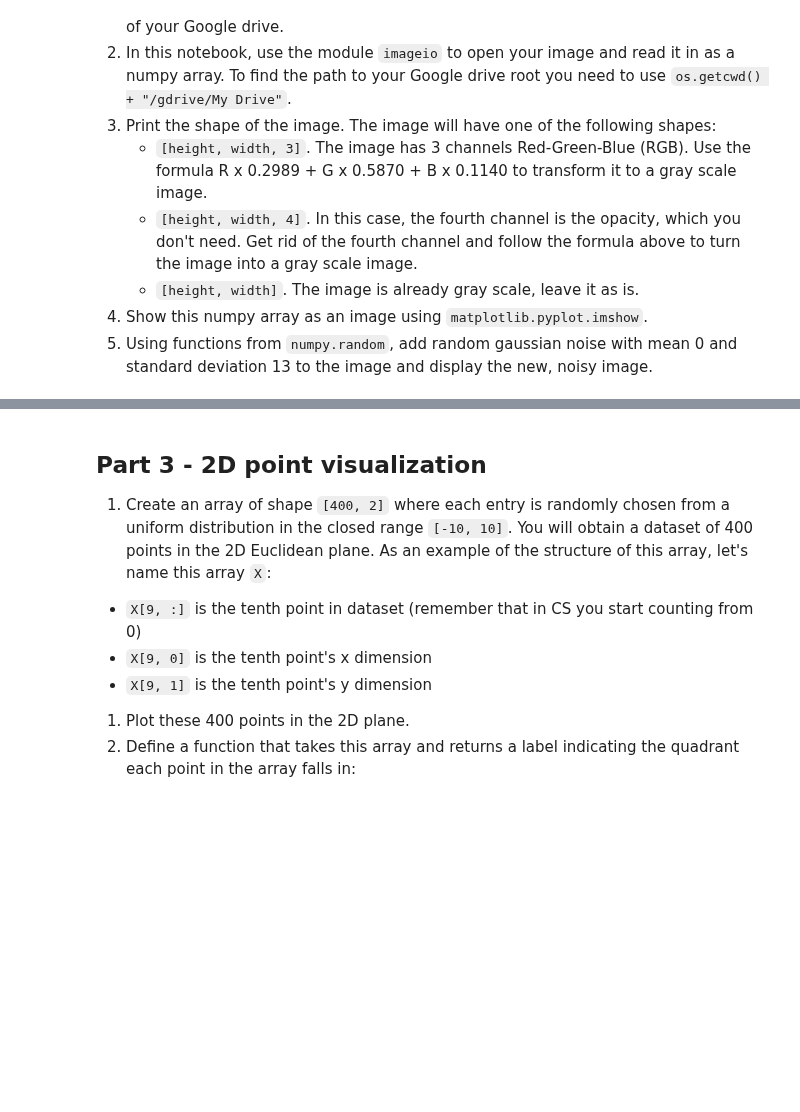
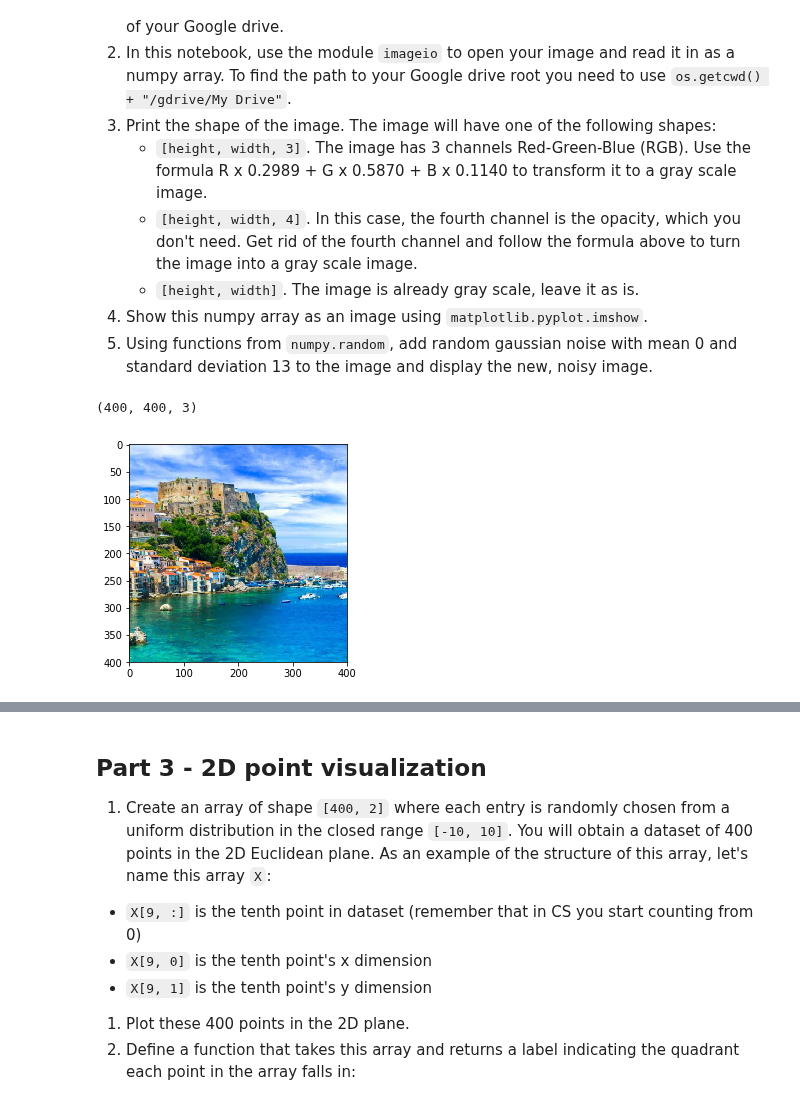
Before and after one commit to TSunny007/CS231n, a Jupyter notebook: 2019/HW0/homework0_python.ipynb, the cells around one changed output, grey strips where cells are left out. Drawn from its saved outputs; the diff is of its cells as text; code cells hidden in the pictures; blank space fills up the shorter version.

```diff
--- a/2019/HW0/homework0_python.ipynb
+++ b/2019/HW0/homework0_python.ipynb
@@ -31,3 +40,9 @@ This class cannot teach basic coding skills, therefore a strong python backgroun
 1.   Using functions from `numpy.random`, add random gaussian noise with mean 0 and standard deviation 13 to the image and display the new, noisy image.
 # %%
 # code for part 2 goes here
+img = imageio.imread(os.getcwd() + "/gdrive/My Drive" + "/sicily.jpg")
+plt.imshow(img)
+print(img.shape)
+# %% [output]
+(400, 400, 3)
+[figure, added]
```
Also changed, not shown: parts of 4 cells of this notebook.
